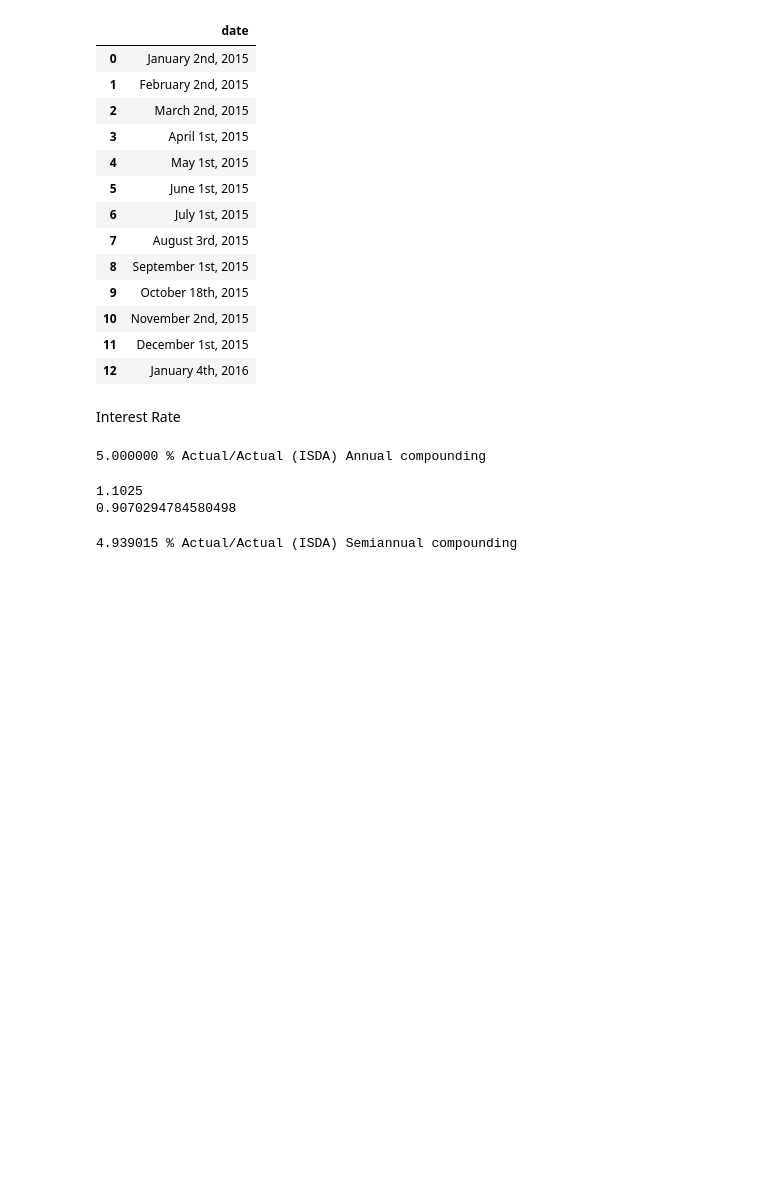
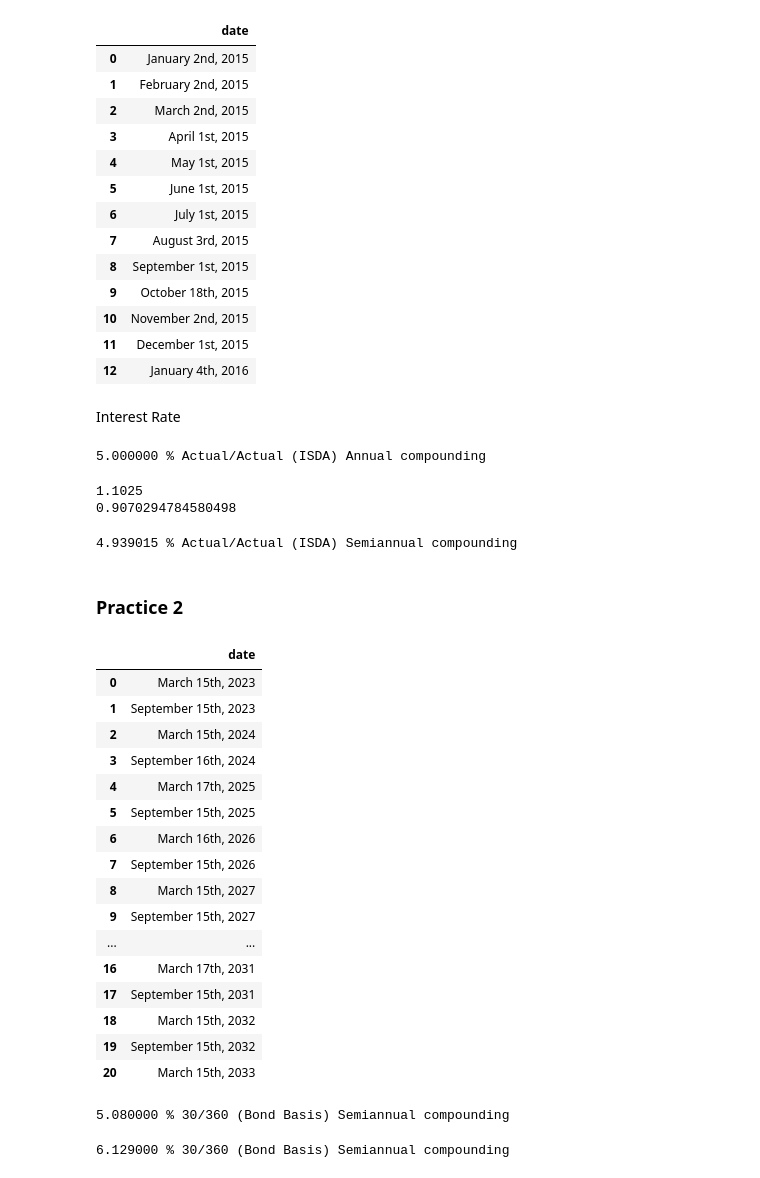
Before and after one commit to Mehedi24434/Q_lib, a Jupyter notebook: practice.ipynb, the cells around one changed output. Cells and saved outputs as stored; diff of their text form; code cells hidden in the pictures; blank space fills up the shorter version.

```diff
--- a/practice.ipynb
+++ b/practice.ipynb
@@ -211,3 +215,72 @@ new_interest_rate = interest_rate.equivalentRate(compound_type, new_frequency, t
 print(new_interest_rate)
 # %% [output]
 4.939015 % Actual/Actual (ISDA) Semiannual compounding
+# %% [markdown]
+### Practice 2
+# %%
+import QuantLib as ql
+from QuantLib import *
+import pandas as pd
+us_calendar = ql.UnitedStates(ql.UnitedStates.GovernmentBond)
+euro_calendar = ql.TARGET()
+joint_calendar = ql.JointCalendar(us_calendar, euro_calendar)
+# %%
+effective_date = ql.Date(15, 3, 2023)
+termination_date = ql.Date(15, 3, 2033)
+tenor = ql.Period(ql.Semiannual)
+calendar = joint_calendar
+business_convention = ql.Following
+termination_business_convention = ql.Following
+date_generation = ql.DateGeneration.Forward
+end_of_month = False
+schedule = ql.Schedule(effective_date,
+termination_date,
+tenor,
+calendar,
+business_convention,
+termination_business_convention,
+date_generation,
+end_of_month)
+pd.DataFrame({'date': list(schedule)})
+# %% [output]
+|  | date |
+| 0 | March 15th, 2023 |
+| 1 | September 15th, 2023 |
+| 2 | March 15th, 2024 |
+| 3 | September 16th, 2024 |
+| 4 | March 17th, 2025 |
+| 5 | September 15th, 2025 |
+| 6 | March 16th, 2026 |
+| 7 | September 15th, 2026 |
+| 8 | March 15th, 2027 |
+| 9 | September 15th, 2027 |
+| ... | ... |
+| 16 | March 17th, 2031 |
+| 17 | September 15th, 2031 |
+| 18 | March 15th, 2032 |
+| 19 | September 15th, 2032 |
+| 20 | March 15th, 2033 |
+# %%
+annual_rate_leg1 = 0.0508
+day_count = ql.Thirty360(ql.Thirty360.BondBasis)
+compound_type = ql.Compounded
+frequency = ql.Semiannual
+interest_rate_leg1 = ql.InterestRate(annual_rate_leg1,
+day_count,
+compound_type,
+frequency)
+print(interest_rate_leg1)
+# %% [output]
+5.080000 % 30/360 (Bond Basis) Semiannual compounding
+# %%
+annual_rate_leg2 = 0.06129
+day_count = ql.Thirty360(ql.Thirty360.BondBasis)
+compound_type = ql.Compounded
+frequency = ql.Semiannual
+interest_rate_leg2 = ql.InterestRate(annual_rate_leg2,
+day_count,
+compound_type,
+frequency)
+print(interest_rate_leg2)
+# %% [output]
+6.129000 % 30/360 (Bond Basis) Semiannual compounding
```
Also changed, not shown: parts of 10 cells of this notebook, 1 other file.
